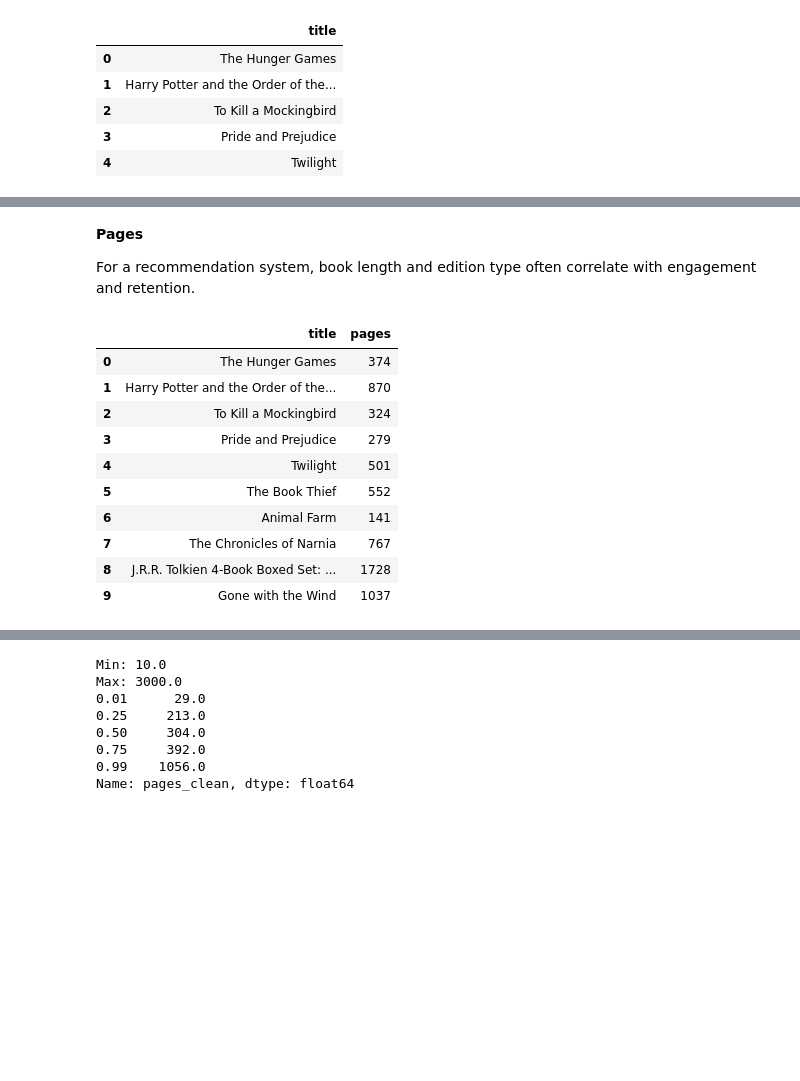
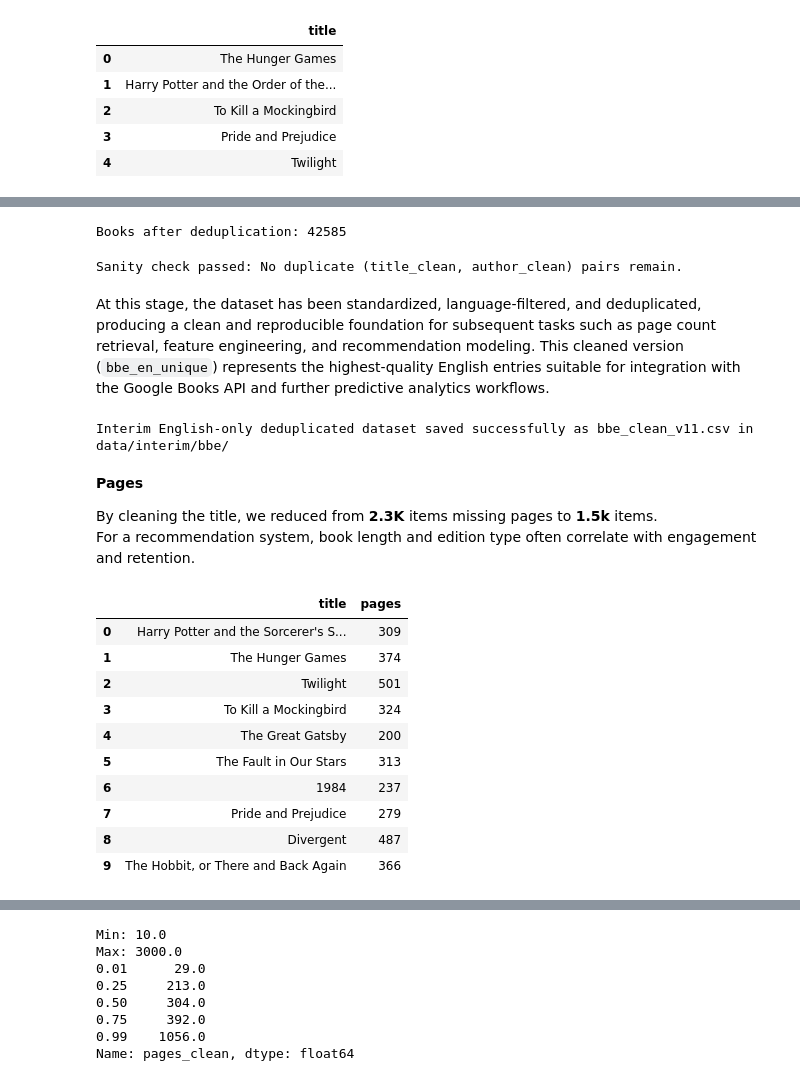
Before and after one commit to larevolucia/bookwise-analytics, a Jupyter notebook: notebooks/02_Data_Cleaning.ipynb, the cells around one changed output, grey strips where cells are left out. Drawn from its saved outputs; the diff is of its cells as text; code cells hidden in the pictures; blank space fills up the shorter version.

```diff
--- a/notebooks/02_Data_Cleaning.ipynb
+++ b/notebooks/02_Data_Cleaning.ipynb
@@ -1443,21 +1497,63 @@ Duplicate cleaned titles: 1783
+# %%
+# Keep highest numRatings version per (title_clean, author_clean)
+bbe_en_unique = (
+    bbe_en.sort_values('numRatings', ascending=False)
+          .drop_duplicates(subset=['title_clean', 'author_clean'], keep='first')
+          .reset_index(drop=True)
+)
+
+print(f"Books after deduplication: {len(bbe_en_unique)}")
+# %% [output]
+Books after deduplication: 42585
+# %%
+# sanity check: ensure unique title-author combinations
+duplicates_check = bbe_en_unique[bbe_en_unique.duplicated(subset=['title_clean', 'author_clean'], keep=False)]
+
+if duplicates_check.empty:
+    print("Sanity check passed: No duplicate (title_clean, author_clean) pairs remain.")
+else:
+    print("Warning: Duplicates still exist — review these cases:")
+    display(duplicates_check[['title_clean', 'author_clean', 'numRatings']])
+# %% [output]
+Sanity check passed: No duplicate (title_clean, author_clean) pairs remain.
+# %% [markdown]
+At this stage, the dataset has been standardized, language-filtered, and deduplicated, producing a clean and reproducible foundation for subsequent tasks such as page count retrieval, feature engineering, and recommendation modeling.
+This cleaned version (`bbe_en_unique`) represents the highest-quality English entries suitable for integration with the Google Books API and further predictive analytics workflows.
+# %%
+from pathlib import Path
+
+version = 11
+interim_bbe_path = Path("data/interim/bbe")
+interim_bbe_path.mkdir(parents=True, exist_ok=True)
+
+bbe_en_unique.to_csv(interim_bbe_path / f"bbe_clean_v{version}.csv", index=False)
+
+print(f"Interim English-only deduplicated dataset saved successfully as bbe_clean_v{version}.csv in data/interim/bbe/")
+# %% [output]
+Interim English-only deduplicated dataset saved successfully as bbe_clean_v11.csv in data/interim/bbe/
 # %% [markdown]
 **Pages**
 
+By cleaning the title, we reduced from **2.3K** items missing pages to **1.5k** items.
 For a recommendation system, book length and edition type often correlate with engagement and retention.
 # %%
+import pandas as pd
+# retrieve the latest file
+bbe_clean = pd.read_csv('data/interim/bbe/bbe_clean_v11.csv', low_memory=False)
+
 bbe_clean[['title','pages']].head(10)
 # %% [output]
 |  | title | pages |
-| 0 | The Hunger Games | 374 |
-| 1 | Harry Potter and the Order of the... | 870 |
-| 2 | To Kill a Mockingbird | 324 |
-| 3 | Pride and Prejudice | 279 |
-| 4 | Twilight | 501 |
-| 5 | The Book Thief | 552 |
-| 6 | Animal Farm | 141 |
-| 7 | The Chronicles of Narnia | 767 |
-| 8 | J.R.R. Tolkien 4-Book Boxed Set: ... | 1728 |
-| 9 | Gone with the Wind | 1037 |
+| 0 | Harry Potter and the Sorcerer's S... | 309 |
+| 1 | The Hunger Games | 374 |
+| 2 | Twilight | 501 |
+| 3 | To Kill a Mockingbird | 324 |
+| 4 | The Great Gatsby | 200 |
+| 5 | The Fault in Our Stars | 313 |
+| 6 | 1984 | 237 |
+| 7 | Pride and Prejudice | 279 |
+| 8 | Divergent | 487 |
+| 9 | The Hobbit, or There and Back Again | 366 |
 # %%
 bbe_clean['pages'].value_counts(dropna=False).head(20)
 # %% [output]
```
Also changed, not shown: parts of 14 cells of this notebook, 2 other files.
